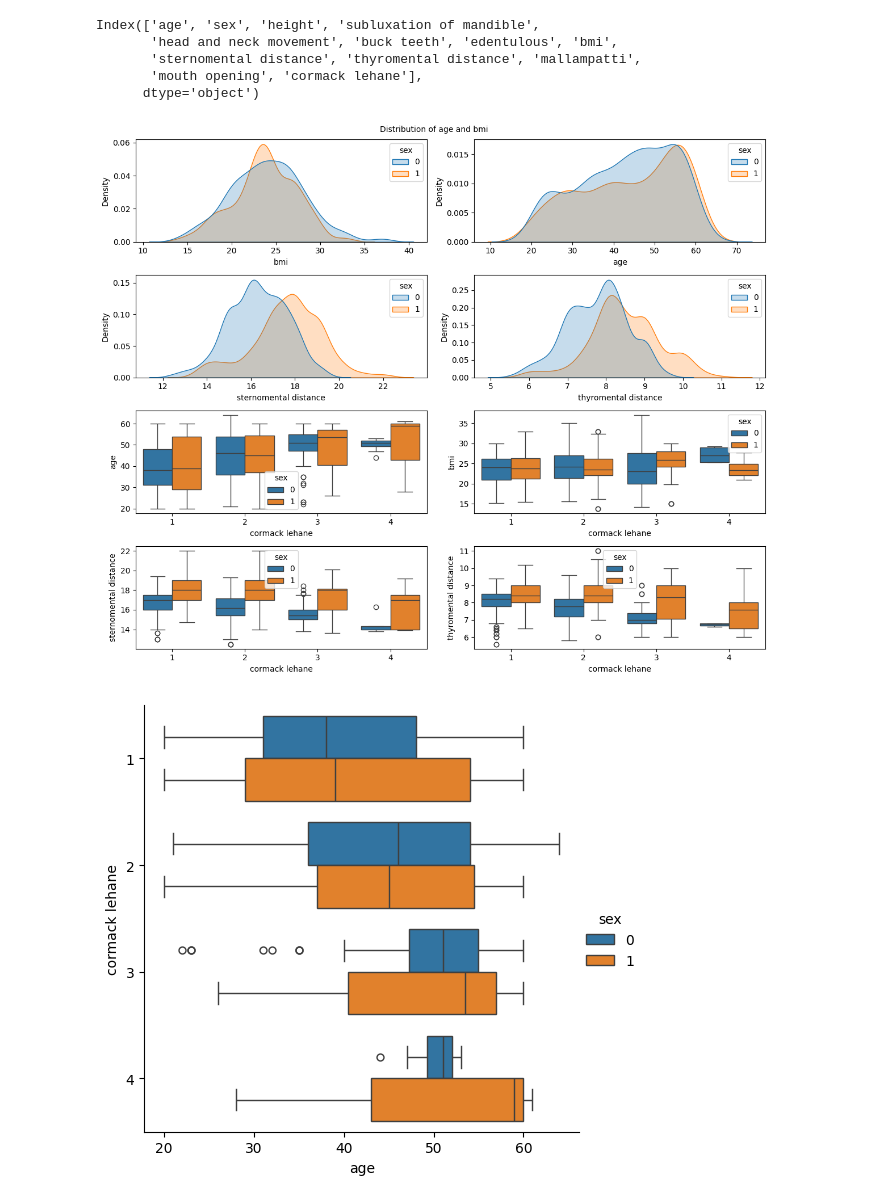
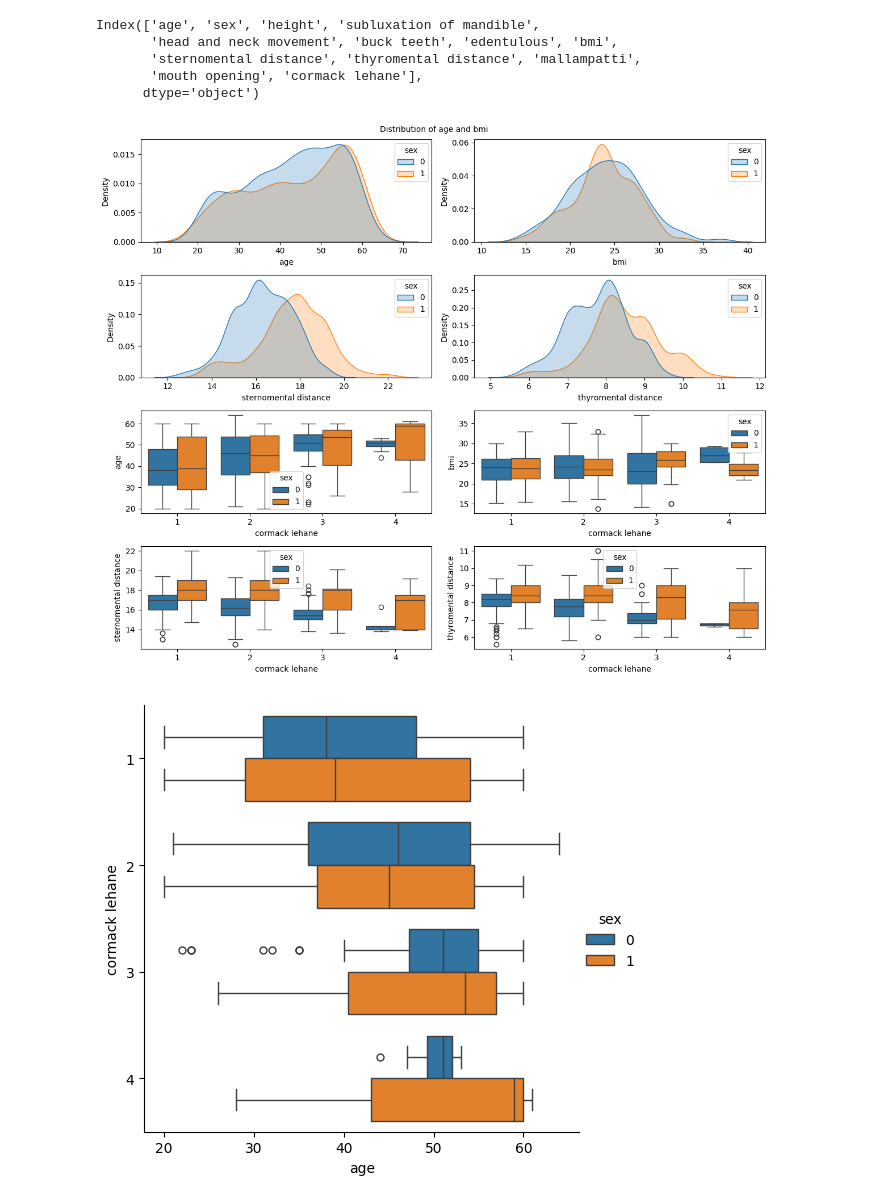
Before and after one commit to harnalashok/classification, a Jupyter notebook: airways.ipynb, the cells around one changed output. Saved outputs shown, nothing was run; the diff lists cells and outputs as text; code cells hidden in the pictures.

```diff
--- a/airways.ipynb
+++ b/airways.ipynb
@@ -308,18 +308,18 @@ Index(['age', 'sex', 'height', 'subluxation of mandible',
 # %%
 fig, axs = plt.subplots(4,2, figsize=(12, 10))
 _=fig.suptitle('Distribution of age and bmi', fontsize=10)
-_=sns.kdeplot(data = df, x = "bmi", hue ='sex', ax =axs[0,0], fill=True)
-_=sns.kdeplot(data = df, x = "age" , hue = 'sex', ax =axs[0,1], fill = True)
+_=sns.kdeplot(data = df, x = "age", hue ='sex', ax =axs[0,0], fill=True)
+_=sns.kdeplot(data = df, x = "bmi" , hue = 'sex', ax =axs[0,1], fill = True)
 _=sns.kdeplot(data = df, x = "sternomental distance", hue ='sex', ax =axs[1,0], fill=True)
 _=sns.kdeplot(data = df, x = "thyromental distance" , hue = 'sex', ax =axs[1,1], fill = True)
 _=sns.boxplot(data=df, x="cormack lehane", y="age", hue="sex", ax=axs[2,0])
 _=sns.boxplot(data=df, x="cormack lehane", y="bmi", hue="sex", ax=axs[2,1])
 _=sns.boxplot(data=df, x="cormack lehane", y="sternomental distance", hue="sex", ax=axs[3,0])
 _=sns.boxplot(data=df, x="cormack lehane", y="thyromental distance", hue="sex", ax=axs[3,1])
 _=plt.tight_layout()
 _=plt.show()
 # %% [output]
-[figure, old version]
+[figure, new version]
 # %%
 df['cormack lehane'] = df['cormack lehane'].astype('category')
 df['sex'] = df['sex'].astype('category')
```
Also changed, not shown: parts of 1 cell of this notebook.
